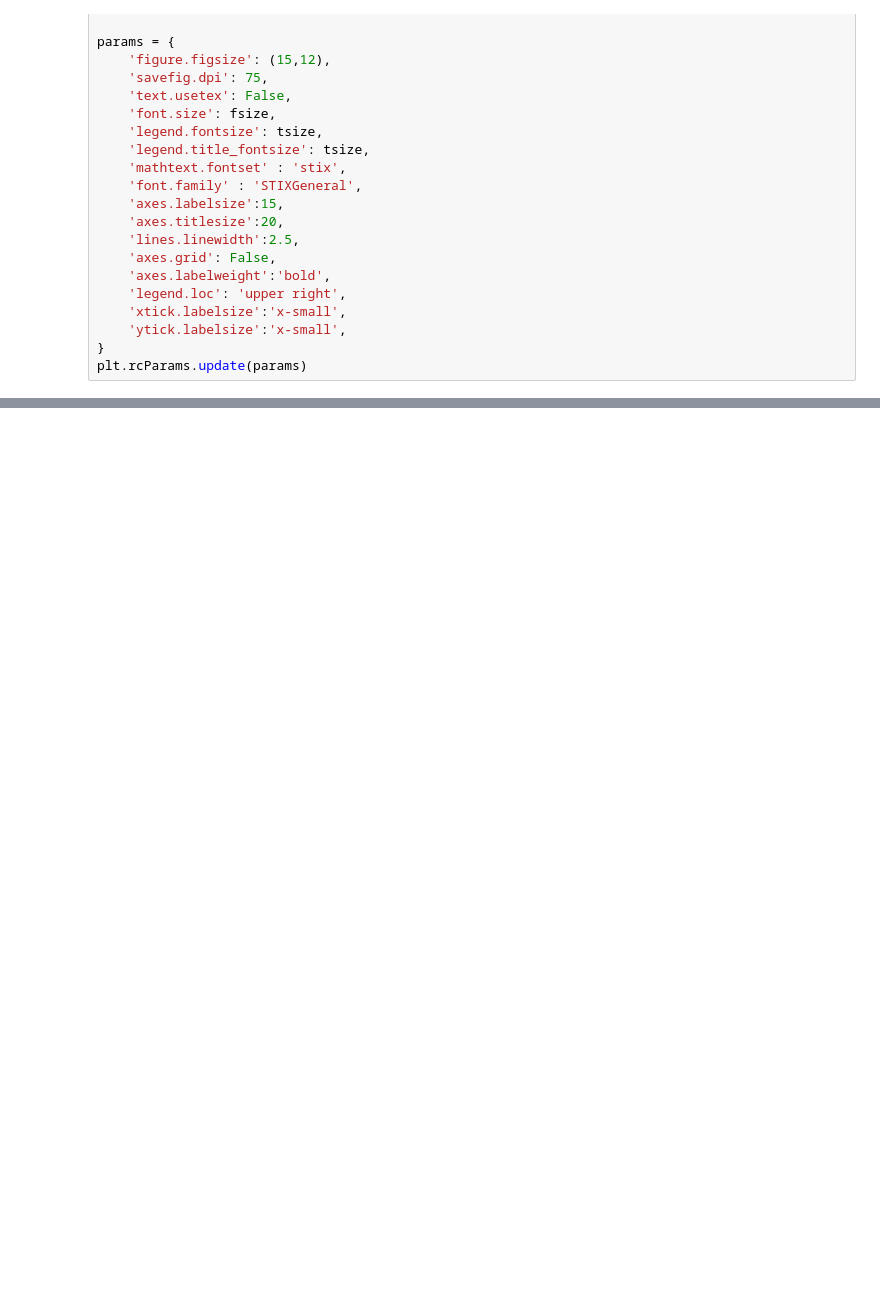
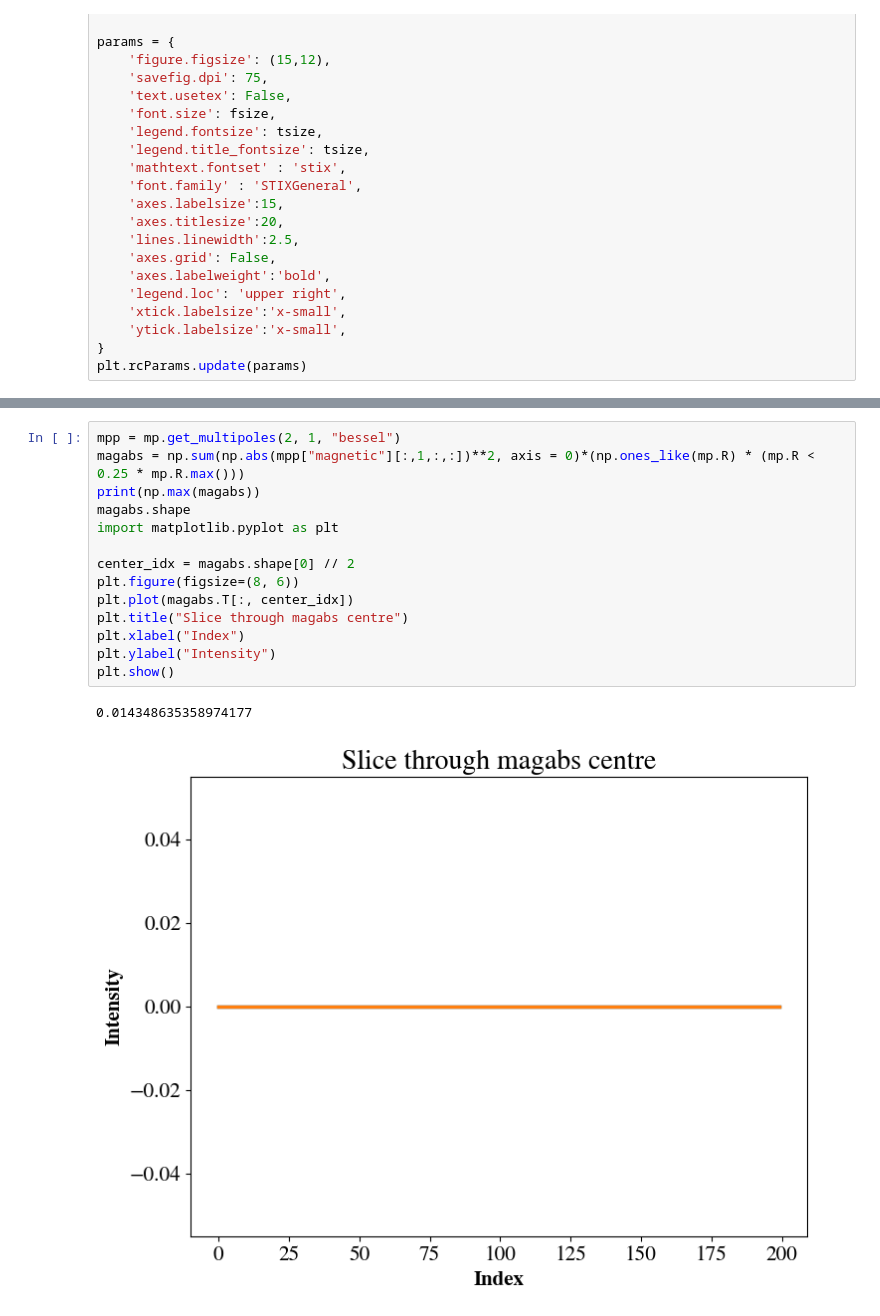
Before and after one commit to joakimpugesgaard/PyScatter, a Jupyter notebook: decomp_class.ipynb, the cells around one changed output, grey strips where cells are left out. Saved outputs shown, nothing was run; the diff lists cells and outputs as text; blank space fills up the shorter version.

```diff
--- a/decomp_class.ipynb
+++ b/decomp_class.ipynb
@@ -409,0 +485,17 @@ mp.plot_multipoles(5, 5, type = "magnetic", interaction = "scattering", plot = "
+# %%
+mpp = mp.get_multipoles(2, 1, "bessel")
+magabs = np.sum(np.abs(mpp["magnetic"][:,1,:,:])**2, axis = 0)*(np.ones_like(mp.R) * (mp.R < 0.25 * mp.R.max()))
+print(np.max(magabs))
+magabs.shape
+import matplotlib.pyplot as plt
+
+center_idx = magabs.shape[0] // 2
+plt.figure(figsize=(8, 6))
+plt.plot(magabs.T[:, center_idx])
+plt.title("Slice through magabs centre")
+plt.xlabel("Index")
+plt.ylabel("Intensity")
+plt.show()
+# %% [output]
+0.014348635358974177
+[figure, added]
```
Also changed, not shown: parts of 5 cells of this notebook, 1 other file.
